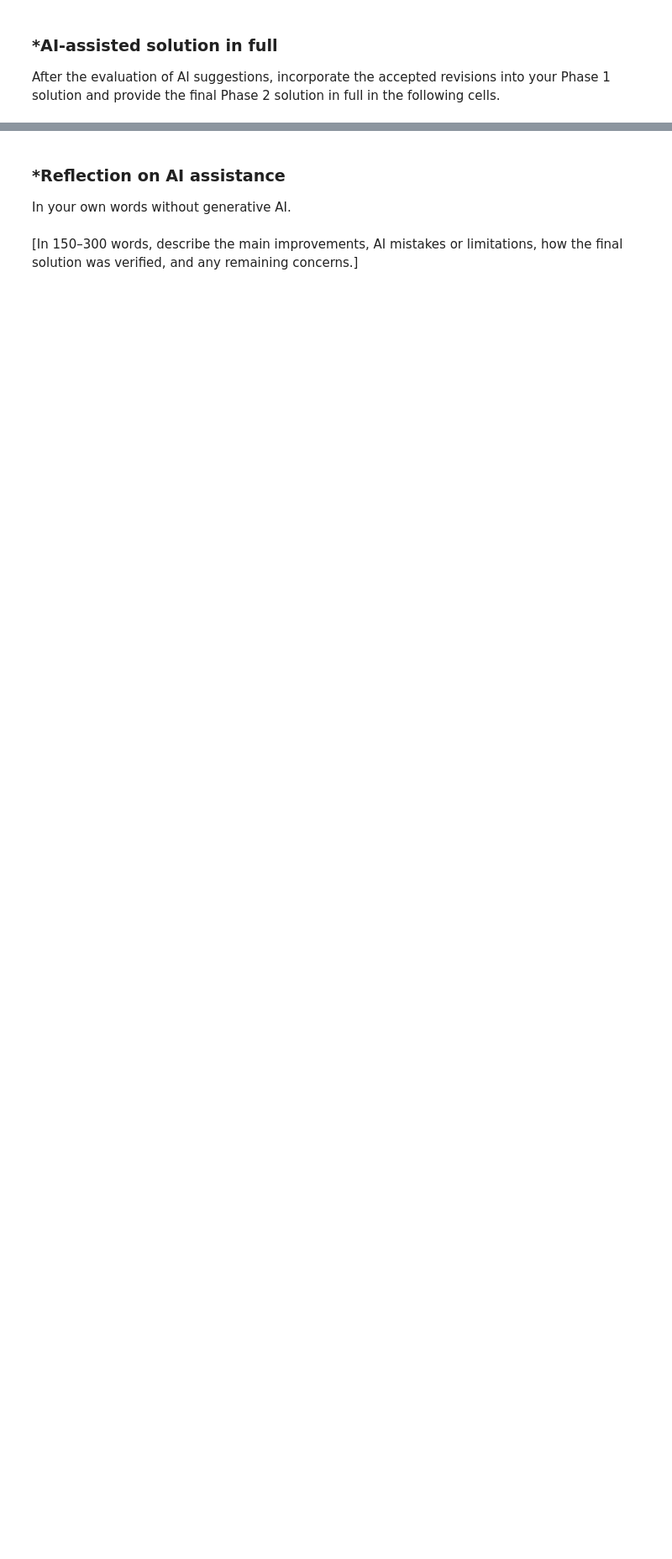
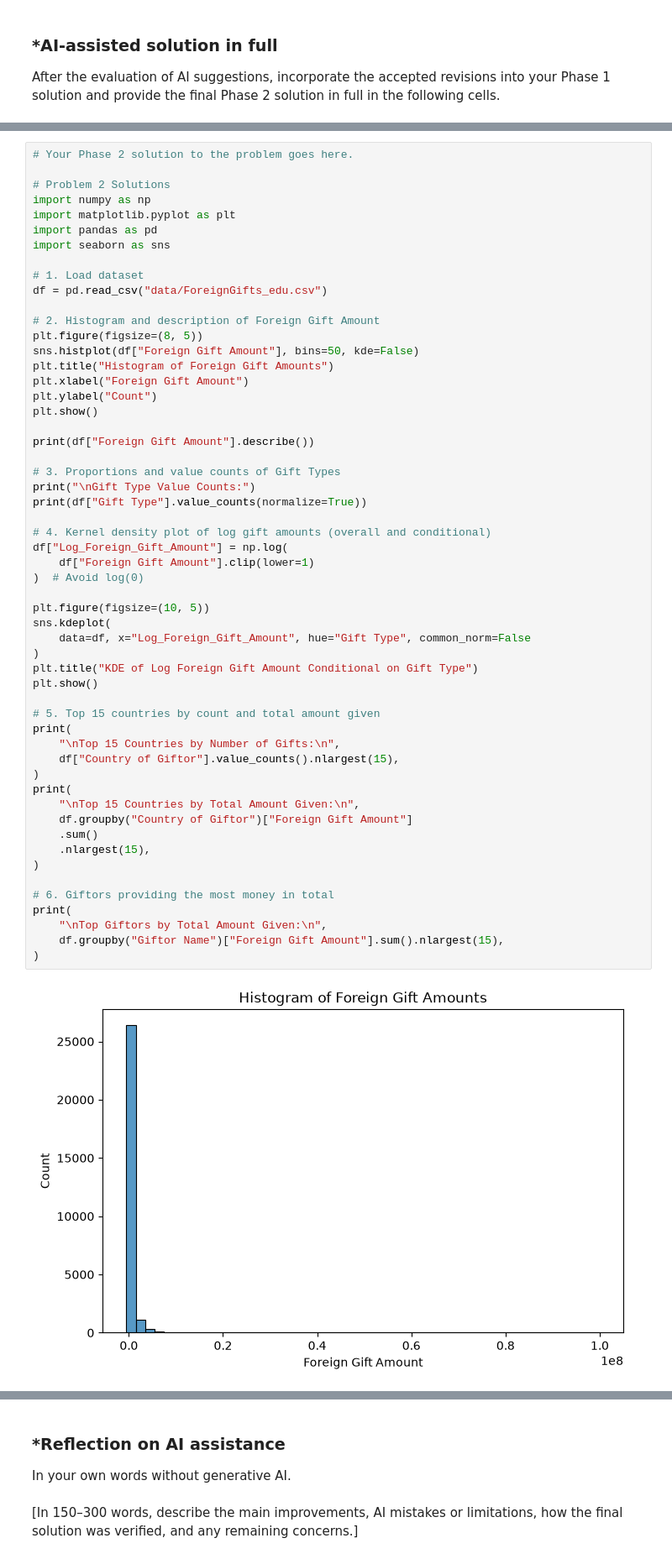
Before and after one commit to hwayalew/A02-eda-and-visualization, a Jupyter notebook: notebook.ipynb, the cells around one changed output, grey strips where cells are left out. Shown at 84% size. Drawn from its saved outputs; the diff is of its cells as text; blank space fills up the shorter version.

Commit message:
Phase 2: AI-assisted solution in full

```diff
--- a/notebook.ipynb
+++ b/notebook.ipynb
@@ -327,0 +339,57 @@ After the evaluation of AI suggestions, incorporate the accepted revisions into
+# %%
+# Your Phase 2 solution to the problem goes here.
+
+# Problem 2 Solutions
+import numpy as np
+import matplotlib.pyplot as plt
+import pandas as pd
+import seaborn as sns
+
+# 1. Load dataset
+df = pd.read_csv("data/ForeignGifts_edu.csv")
+
+# 2. Histogram and description of Foreign Gift Amount
+plt.figure(figsize=(8, 5))
+sns.histplot(df["Foreign Gift Amount"], bins=50, kde=False)
+plt.title("Histogram of Foreign Gift Amounts")
+plt.xlabel("Foreign Gift Amount")
+plt.ylabel("Count")
+plt.show()
+
+print(df["Foreign Gift Amount"].describe())
+
+# 3. Proportions and value counts of Gift Types
+print("\nGift Type Value Counts:")
+print(df["Gift Type"].value_counts(normalize=True))
+
+# 4. Kernel density plot of log gift amounts (overall and conditional)
+df["Log_Foreign_Gift_Amount"] = np.log(
+    df["Foreign Gift Amount"].clip(lower=1)
+)  # Avoid log(0)
+
+plt.figure(figsize=(10, 5))
+sns.kdeplot(
+    data=df, x="Log_Foreign_Gift_Amount", hue="Gift Type", common_norm=False
+)
+plt.title("KDE of Log Foreign Gift Amount Conditional on Gift Type")
+plt.show()
+
+# 5. Top 15 countries by count and total amount given
+print(
+    "\nTop 15 Countries by Number of Gifts:\n",
+    df["Country of Giftor"].value_counts().nlargest(15),
+)
+print(
+    "\nTop 15 Countries by Total Amount Given:\n",
+    df.groupby("Country of Giftor")["Foreign Gift Amount"]
+    .sum()
+    .nlargest(15),
+)
+
+# 6. Giftors providing the most money in total
+print(
+    "\nTop Giftors by Total Amount Given:\n",
+    df.groupby("Giftor Name")["Foreign Gift Amount"].sum().nlargest(15),
+)
+# %% [output]
+[figure, added]
```
Also changed, not shown: parts of 3 cells of this notebook.
